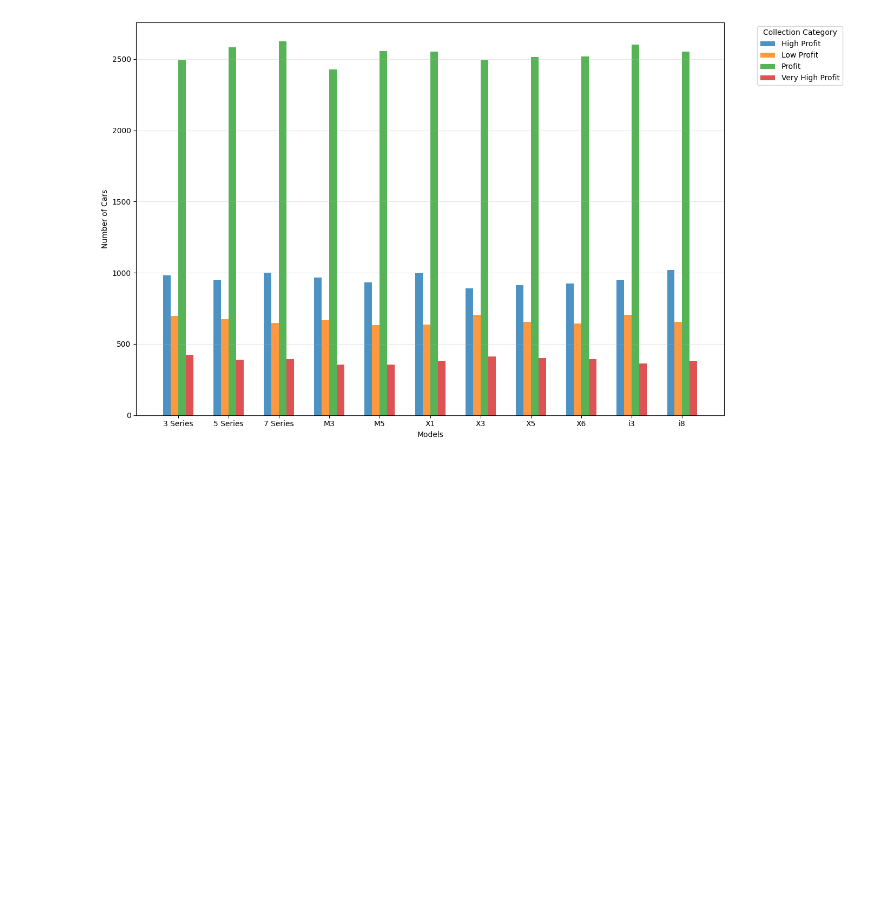
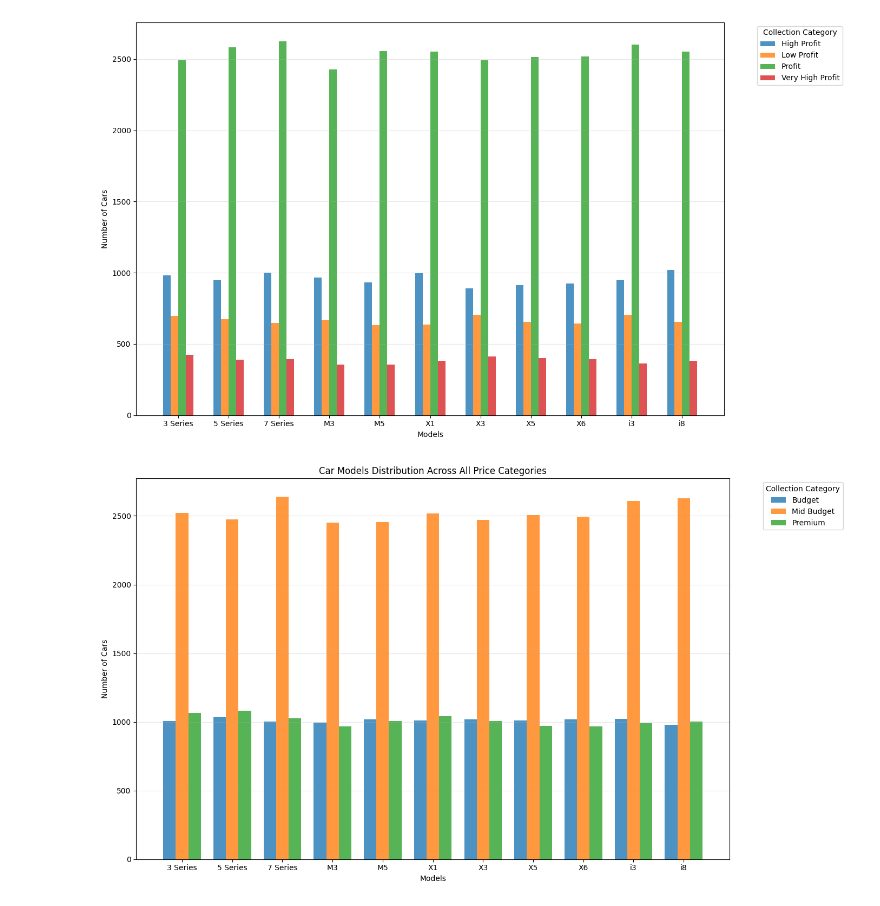
Before and after one commit to Em-Esh-Magar/BMW-Sales-Data-Processing-with-Pandas, a Jupyter notebook: BMW_Graph.ipynb, the cells around one changed output. Drawn from its saved outputs; the diff is of its cells as text; code cells hidden in the pictures; blank space fills up the shorter version.

Commit message:
Models on basis of price category

```diff
--- a/BMW_Graph.ipynb
+++ b/BMW_Graph.ipynb
@@ -75,3 +75,31 @@ plt.tight_layout()
 plt.show()
 # %% [output]
 [figure]
+# %%
+import matplotlib.pyplot as plt
+import pandas as pd
+import numpy as np
+
+df = pd.read_csv("/content/Transformed_Data.csv")
+
+grouped_data = df.groupby(['Model','Price_Category']).size().unstack(fill_value=0)
+
+plt.figure(figsize=(14,8))
+
+bar_width = 0.25
+colors = ['red','blue','green']
+x_pos = np.arange(len(grouped_data.index))
+
+for i,category in enumerate(grouped_data.columns):
+  plt.bar(x_pos + i * bar_width,grouped_data[category],width = bar_width, label=category, alpha=0.8)
+
+plt.title('Car Models Distribution Across All Price Categories')
+plt.xlabel("Models")
+plt.ylabel('Number of Cars')
+plt.xticks(x_pos + bar_width * (len(grouped_data.columns) - 1) / 2, grouped_data.index)
+plt.legend(title='Collection Category', bbox_to_anchor=(1.05, 1), loc='upper left')
+plt.grid(axis='y', alpha=0.3)
+plt.tight_layout()
+plt.show()
+# %% [output]
+[figure, added]
```
